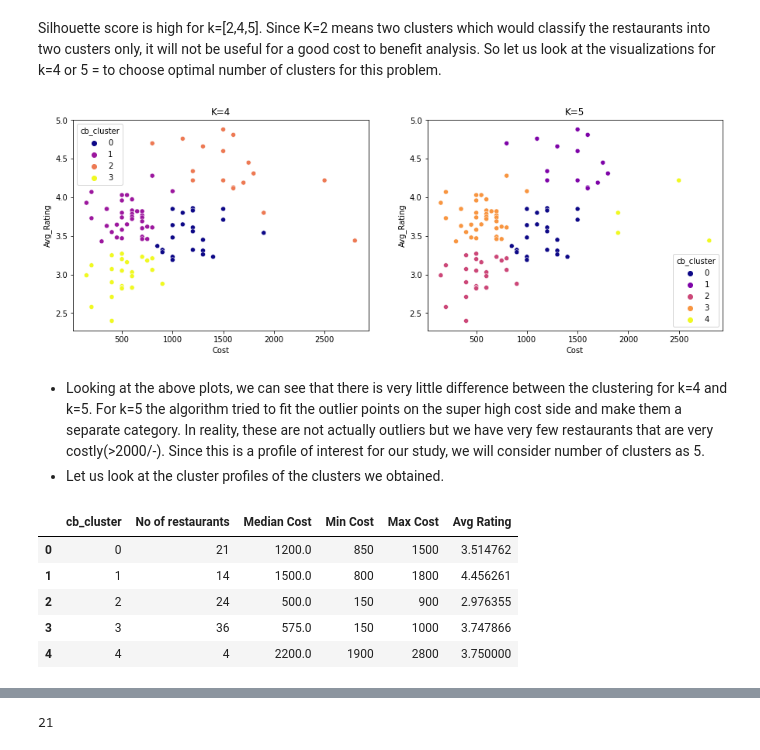
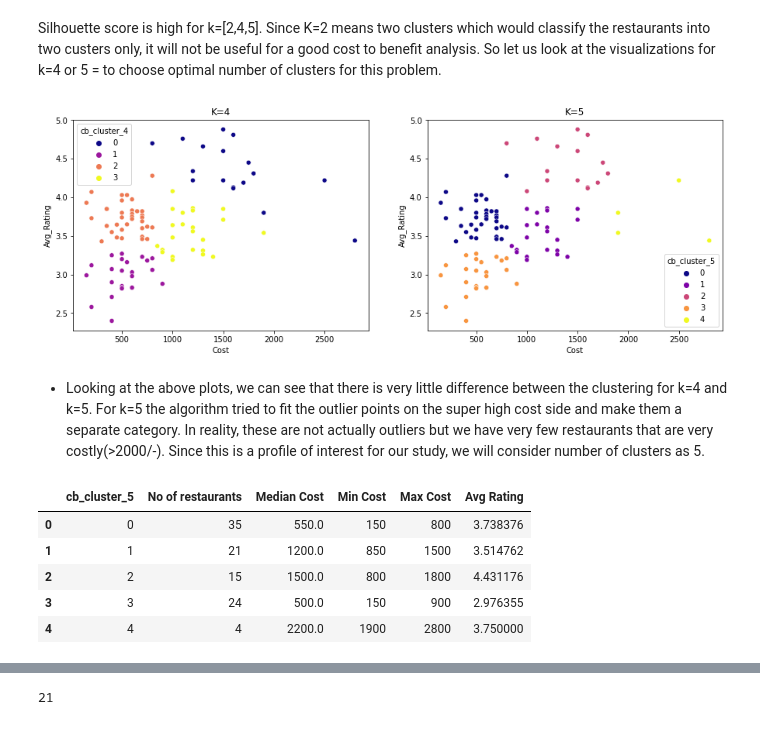
Before and after one commit to Nandeesh-U/ZOMATO-RESTAURANT-CLUSTERING-AND-SENTIMENT-ANALYSIS, a Jupyter notebook: ZOMATO_RESTAURANT_CLUSTERING_AND_SENTIMENT_ANALYSIS.ipynb, the cells around one changed output, grey strips where cells are left out. Drawn from its saved outputs; the diff is of its cells as text; code cells hidden in the pictures.

```diff
--- a/ZOMATO_RESTAURANT_CLUSTERING_AND_SENTIMENT_ANALYSIS.ipynb
+++ b/ZOMATO_RESTAURANT_CLUSTERING_AND_SENTIMENT_ANALYSIS.ipynb
@@ -1823,44 +1856,44 @@ Silhouette score is high for k=[2,4,5]. Since K=2 means two clusters which would
+# %%
+# writing the merged_df dataframe to a csv file to read it again to maintain the same cluster labels in every iteration of running this notebook
+# merged_df.to_csv('/content/drive/MyDrive/Data Squad zomato/Nandeesh/merged_df.csv')
+
+# Reading the merged_df dataframe from the previous iteration
+merged_df = pd.read_csv('/content/drive/MyDrive/Data Squad zomato/Nandeesh/merged_df.csv')
 # %%
 # Plot constraints
 fig, axes = plt.subplots(1, 2,figsize=(15, 5))
 
 # K=4
-k=4
-merged_df['cb_cluster'] = cluster_indices[k]
-sns.scatterplot(ax=axes[0], x=merged_df['Cost'], y=merged_df['Avg_Rating'],hue=merged_df['cb_cluster'],palette='plasma')
+sns.scatterplot(ax=axes[0], x=merged_df['Cost'], y=merged_df['Avg_Rating'],hue=merged_df['cb_cluster_4'],palette='plasma')
 axes[0].set_title('K=4')
 
 # K=5
-k=5
-merged_df['cb_cluster'] = cluster_indices[k]
-sns.scatterplot(ax=axes[1], x=merged_df['Cost'], y=merged_df['Avg_Rating'],hue=merged_df['cb_cluster'],palette='plasma')
+sns.scatterplot(ax=axes[1], x=merged_df['Cost'], y=merged_df['Avg_Rating'],hue=merged_df['cb_cluster_5'],palette='plasma')
 axes[1].set_title('K=5')
 
 plt.show()
 # %% [output]
-[figure, old version]
+[figure, new version]
 # %% [markdown]
 * Looking at the above plots, we can see that there is very little difference between the clustering for k=4 and k=5. For k=5 the algorithm tried to fit the outlier points on the super high cost side and make them a separate category. In reality, these are not actually outliers but we have very few restaurants that are very costly(>2000/-). Since this is a profile of interest for our study, we will consider number of clusters as 5.
-* Let us look at the cluster profiles of the clusters we obtained.
 # %%
 # Cluster Profile(Cost and average rating)
-merged_df['cb_cluster'] = cluster_indices[5]
-count_df = merged_df[['cb_cluster','Restaurant']].groupby('cb_cluster').count().reset_index().rename(columns={'Restaurant':'No of restaurants'})
-other_df = merged_df.groupby('cb_cluster').agg({'Cost':[median,min,max],
+count_df = merged_df[['cb_cluster_5','Restaurant']].groupby('cb_cluster_5').count().reset_index().rename(columns={'Restaurant':'No of restaurants'})
+other_df = merged_df.groupby('cb_cluster_5').agg({'Cost':[median,min,max],
                                                   'Avg_Rating':mean,
                                                   'Mean_Sentiment_Polarity':mean,
                                                   'no_of_reviews':sum,
                                                   'no_of_positive_reviews':sum
                                                   }).reset_index()
-other_df.columns = ['cb_cluster','Median Cost','Min Cost','Max Cost','Avg Rating','Mean Sentiment Polarity','No of reviews','No of positive reviews']
+other_df.columns = ['cb_cluster_5','Median Cost','Min Cost','Max Cost','Avg Rating','Mean Sentiment Polarity','No of reviews','No of positive reviews']
 other_df['Percentage of positive reviews'] = round(100*(other_df['No of positive reviews']/other_df['No of reviews']),1)
 other_df.drop(['No of positive reviews','No of reviews'],axis = 1, inplace = True)
-cluster_profile_df = pd.merge(left = count_df, right = other_df,on = 'cb_cluster',how='inner')
-cluster_profile_df[['cb_cluster','No of restaurants','Median Cost','Min Cost','Max Cost','Avg Rating']]
+cluster_profile_cb_df = pd.merge(left = count_df, right = other_df,on = 'cb_cluster_5',how='inner')
+cluster_profile_cb_df[['cb_cluster_5','No of restaurants','Median Cost','Min Cost','Max Cost','Avg Rating']]
 # %% [output]
-|  | cb_cluster | No of restaurants | Median Cost | Min Cost | Max Cost | Avg Rating |
-| 0 | 0 | 21 | 1200.0 | 850 | 1500 | 3.514762 |
-| 1 | 1 | 14 | 1500.0 | 800 | 1800 | 4.456261 |
-| 2 | 2 | 24 | 500.0 | 150 | 900 | 2.976355 |
-| 3 | 3 | 36 | 575.0 | 150 | 1000 | 3.747866 |
+|  | cb_cluster_5 | No of restaurants | Median Cost | Min Cost | Max Cost | Avg Rating |
+| 0 | 0 | 35 | 550.0 | 150 | 800 | 3.738376 |
+| 1 | 1 | 21 | 1200.0 | 850 | 1500 | 3.514762 |
+| 2 | 2 | 15 | 1500.0 | 800 | 1800 | 4.431176 |
+| 3 | 3 | 24 | 500.0 | 150 | 900 | 2.976355 |
 | 4 | 4 | 4 | 2200.0 | 1900 | 2800 | 3.750000 |
```
Also changed, not shown: parts of 84 cells of this notebook.
